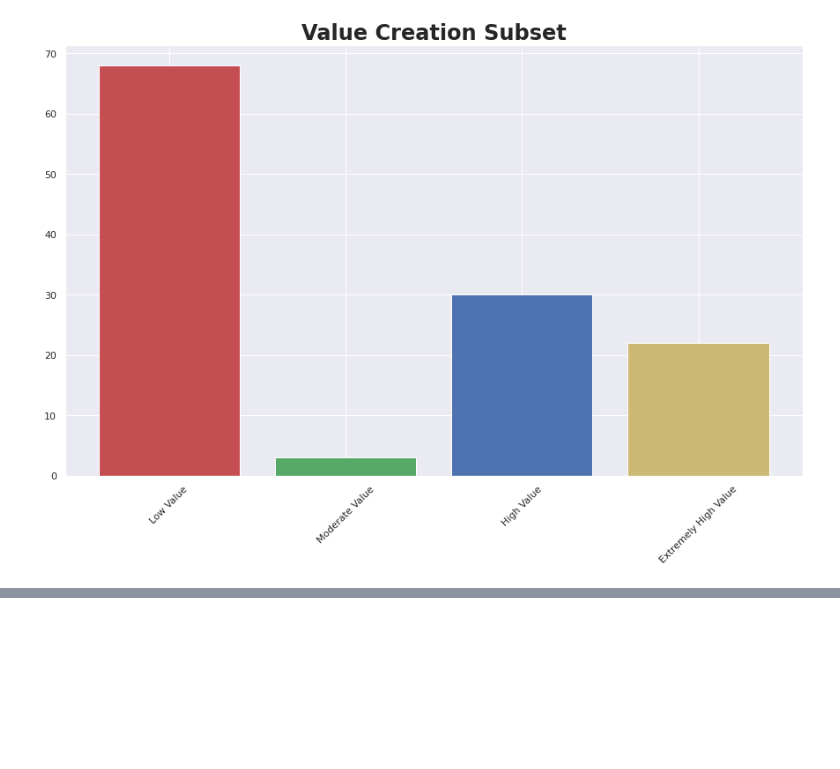
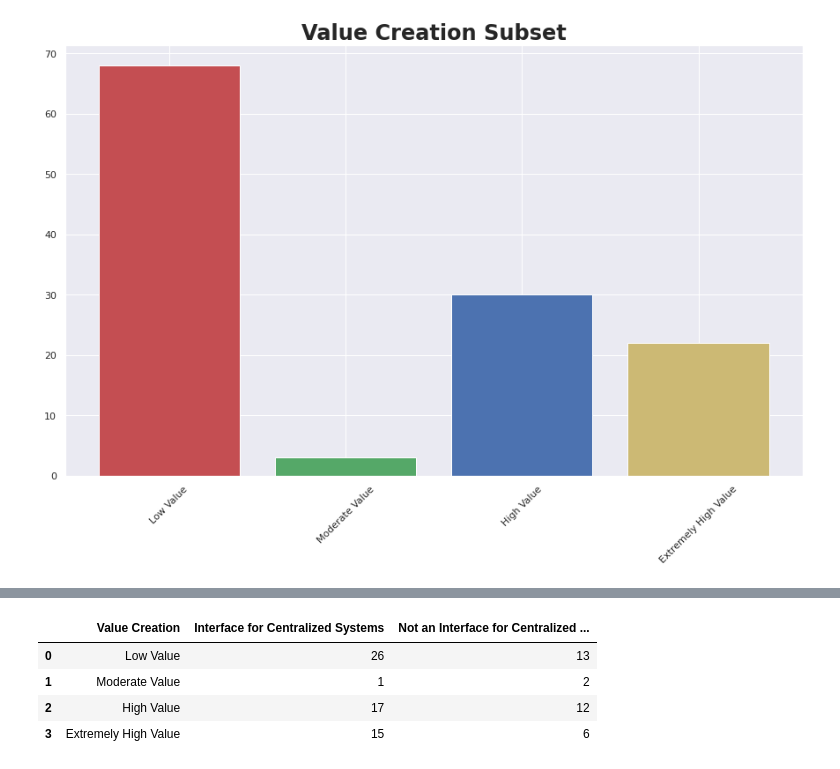
Before and after one commit to robisonJohn/Blockchain-Governance-Project, a Jupyter notebook: Cardano_Project.ipynb, the cells around one changed output, grey strips where cells are left out. Saved outputs shown, nothing was run; the diff lists cells and outputs as text; code cells hidden in the pictures; blank space fills up the shorter version.

```diff
--- a/Cardano_Project.ipynb
+++ b/Cardano_Project.ipynb
@@ -751,0 +850,12 @@ Text(0.5, 1.0, 'Value Creation Subset')
+# %%
+# listOne = list(data['ValueCreationNorm'])
+listFour = list(data['Interface for centralized systems'])
+
+listFive = []
+
+i = 0
+for i in range(len(listOne)):
+  if type(listFour[i]) == str:
+    listFive.append((listOne[i], listFour[i]))
+
+listFive
@@ -751,0 +880,66 @@ Text(0.5, 1.0, 'Value Creation Subset')
+# %%
+# so there are 8 cases
+lowValueThree= 0
+moderateValueThree = 0
+highValueThree = 0
+extremelyHighValueThree = 0
+
+lowValueFour = 0
+moderateValueFour = 0
+highValueFour = 0
+extremelyHighValueFour = 0
+
+for item in listFive:
+  if item[1] == 'Yes':
+    # do something
+    if int(item[0]) == 1:
+      lowValueThree += 1
+    else:
+      if int(item[0]) == 2:
+        moderateValueThree += 1
+      else:
+        if int(item[0]) == 3:
+          highValueThree += 1
+        else:
+          if int(item[0]) == 4:
+            extremelyHighValueThree += 1
+  else:
+    # do something else
+    if int(item[0]) == 1:
+      lowValueFour += 1
+    else:
+      if int(item[0]) == 2:
+        moderateValueFour += 1
+      else:
+        if int(item[0]) == 3:
+          highValueFour += 1
+        else:
+          if int(item[0]) == 4:
+            extremelyHighValueFour += 1
+
+valueDataSubset = {'Value Creation': [
+                                'Low Value',
+                                'Moderate Value',
+                                'High Value',
+                                'Extremely High Value'
+                                ],
+                   'Interface for Centralized Systems': [
+                             lowValueThree,
+                             moderateValueThree,
+                             highValueThree,
+                             extremelyHighValueThree
+                             ],
+                   'Not an Interface for Centralized Systems': [
+                            lowValueFour,
+                            moderateValueFour,
+                            highValueFour,
+                            extremelyHighValueFour
+                   ]}
+valueSubsetDf = pd.DataFrame(data=valueDataSubset)
+valueSubsetDf
+# %% [output]
+|  | Value Creation | Interface for Centralized Systems | Not an Interface for Centralized ... |
+| 0 | Low Value | 26 | 13 |
+| 1 | Moderate Value | 1 | 2 |
+| 2 | High Value | 17 | 12 |
+| 3 | Extremely High Value | 15 | 6 |
```
Also changed, not shown: parts of 9 cells of this notebook.
